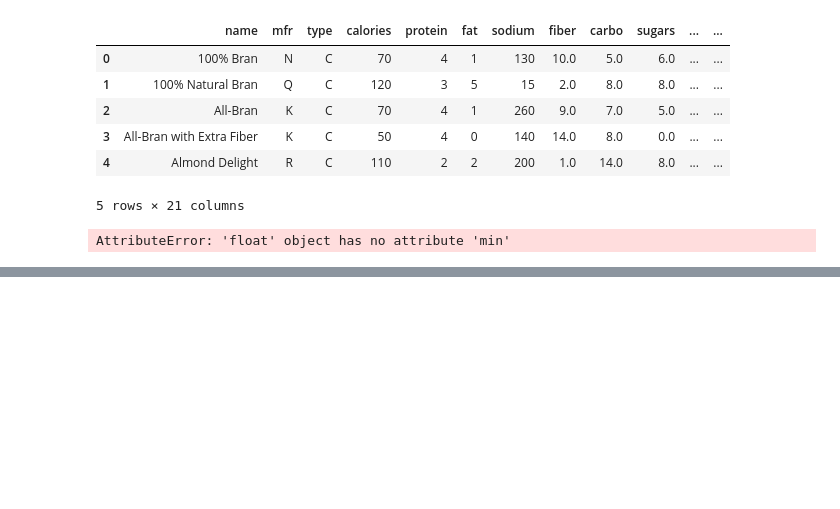
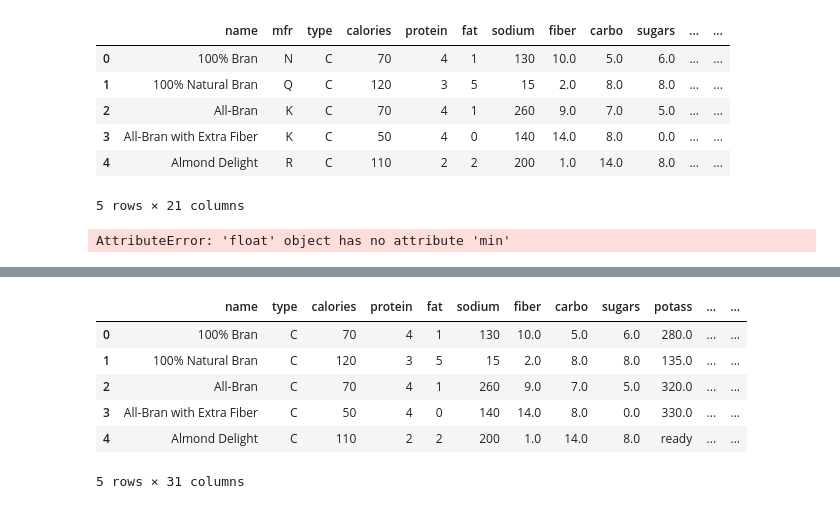
Before and after one commit to FransiscoReadyPermana/supervised_learning, a Jupyter notebook: 02 - Pandas Introduction/part2-conditionalAndMorePandas.ipynb, the cells around one changed output, grey strips where cells are left out. Cells and saved outputs as stored; diff of their text form; code cells hidden in the pictures; blank space fills up the shorter version.

```diff
--- a/02 - Pandas Introduction/part2-conditionalAndMorePandas.ipynb
+++ b/02 - Pandas Introduction/part2-conditionalAndMorePandas.ipynb
@@ -214,0 +243,12 @@ AttributeError: 'float' object has no attribute 'min'
+# %%
+df["grade"] = pd.cut(df["rating"], bins=[0, 100, 200, 300, 400, 500, 600, 700, 800, 900, 1000], labels=["A", "B", "C", "D", "E", "F", "G", "H", "I", "J"])
+# %%
+df.head()
+# %% [output]
+|  | name | type | calories | protein | fat | sodium | fiber | carbo | sugars | potass | ... | ... |
+| 0 | 100% Bran | C | 70 | 4 | 1 | 130 | 10.0 | 5.0 | 6.0 | 280.0 | ... | ... |
+| 1 | 100% Natural Bran | C | 120 | 3 | 5 | 15 | 2.0 | 8.0 | 8.0 | 135.0 | ... | ... |
+| 2 | All-Bran | C | 70 | 4 | 1 | 260 | 9.0 | 7.0 | 5.0 | 320.0 | ... | ... |
+| 3 | All-Bran with Extra Fiber | C | 50 | 4 | 0 | 140 | 14.0 | 8.0 | 0.0 | 330.0 | ... | ... |
+| 4 | Almond Delight | C | 110 | 2 | 2 | 200 | 1.0 | 14.0 | 8.0 | ready | ... | ... |
+5 rows × 31 columns
```
Also changed, not shown: parts of 5 cells of this notebook.
